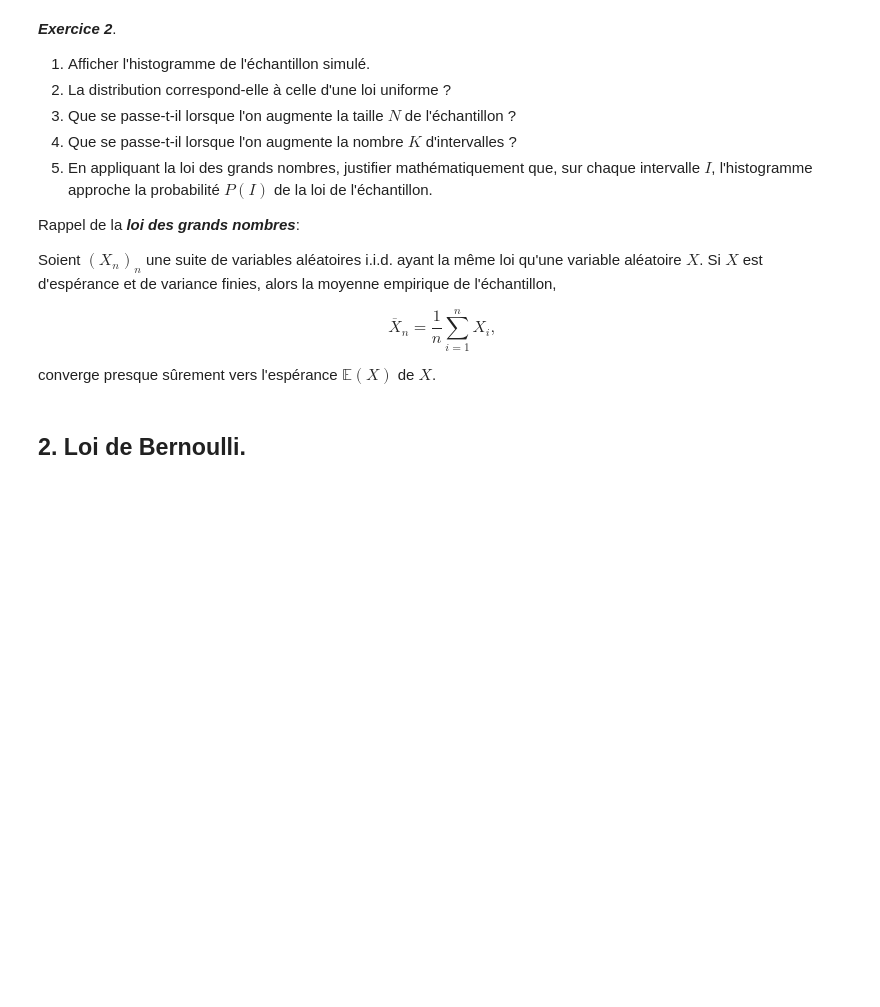
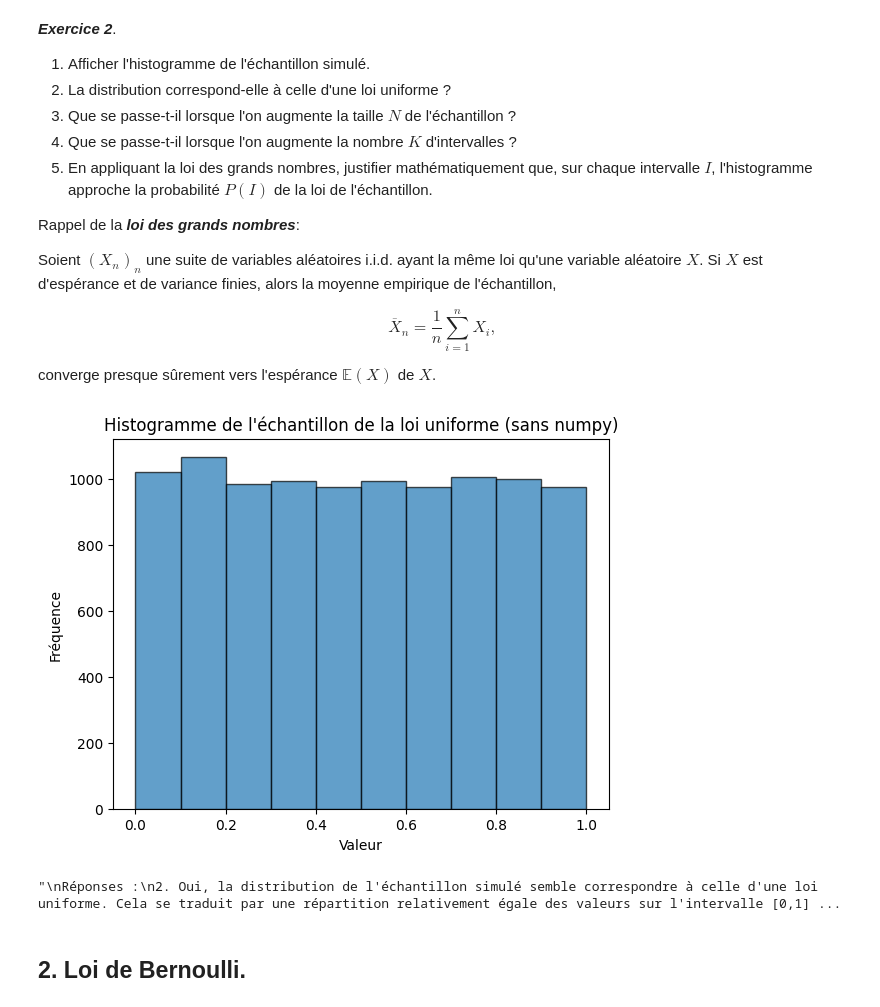
Before and after one commit to SUPREMEchelson/ProjetMathsDataScience, a Jupyter notebook: TP pour le 25 février/projet2.ipynb, the cells around one changed output. Saved outputs shown, nothing was run; the diff lists cells and outputs as text; code cells hidden in the pictures; blank space fills up the shorter version.

```diff
--- a/TP pour le 25 février/projet2.ipynb
+++ b/TP pour le 25 février/projet2.ipynb
@@ -96,7 +96,37 @@ $$ \overline{X}_n = \frac{1}{n} \sum_{i=1}^n X_i, $$
 
 converge presque sûrement vers l'espérance $\mathbb{E}(X)$ de $X$.
 # %%
-# Vos réponses.
+def histogramme(y, bins=10):
+    """Affichage d'un historgramme sur la bse d'un échantillon.
+
+    Paramètres
+    ----------
+    y : Echantillon étudié.
+
+    Retour
+    -------
+    Aucun, juste l'affichage.
+
+    """
+    # Affichage de l'histogramme de l'échantillon simulé
+    plt.hist(y, bins=bins, edgecolor='black', alpha=0.7)
+    plt.title('Histogramme de l\'échantillon de la loi uniforme (sans numpy)')
+    plt.xlabel('Valeur')
+    plt.ylabel('Fréquence')
+    plt.show()
+
+histogramme(y)
+
+"""
+Réponses :
+2. Oui, la distribution de l'échantillon simulé semble correspondre à celle d'une loi uniforme. Cela se traduit par une répartition relativement égale des valeurs sur l'intervalle [0,1], comme le montre l'histogramme.
+3. Lorsque la taille N tend à rassembler davantage à la densité de probabukuté de la distribution uniforme. Les valeurs répartis deviennentn plus homogènes, et les fluctuation dues au hasard se réduisent.
+4. L'augmentation de K (bins) permet d'avoir une représentation plus détaillées. C'est la division en nombre de colonne de l'échantillon.
+5. La loi des grands nombres stipule que la moyenne empirique d'un grand nombre d'observations indépendantes et identiquement distribuées avec une espérance finie tend presque sûrement vers l'espérance de la distribution. Pour une loi uniforme sur [0,1], l'espérance est 0.5 et la probabilité qu'une observation tombe dans un intervalle I donné est proportionnelle à la longueur de I. Ainsi, lorsque N augmente, le nombre relatif d'observations dans chaque intervalle I de l'histogramme tend vers la probabilité théorique P(I), qui pour une loi uniforme est égale à la longueur de l'intervalle I. Cela signifie que, pour un échantillon suffisamment grand, l'histogramme reflète fidèlement la densité de probabilité uniforme, avec une hauteur égale pour tous les intervalles.
+"""
+# %% [output]
+[figure, added]
+"\nRéponses :\n2. Oui, la distribution de l'échantillon simulé semble correspondre à celle d'une loi uniforme. Cela se traduit par une répartition relativement égale des valeurs sur l'intervalle [0,1] ...
 # %% [markdown]
 ## 2. Loi de Bernoulli.
 # %% [markdown]
```
Also changed, not shown: parts of 1 cell of this notebook.
